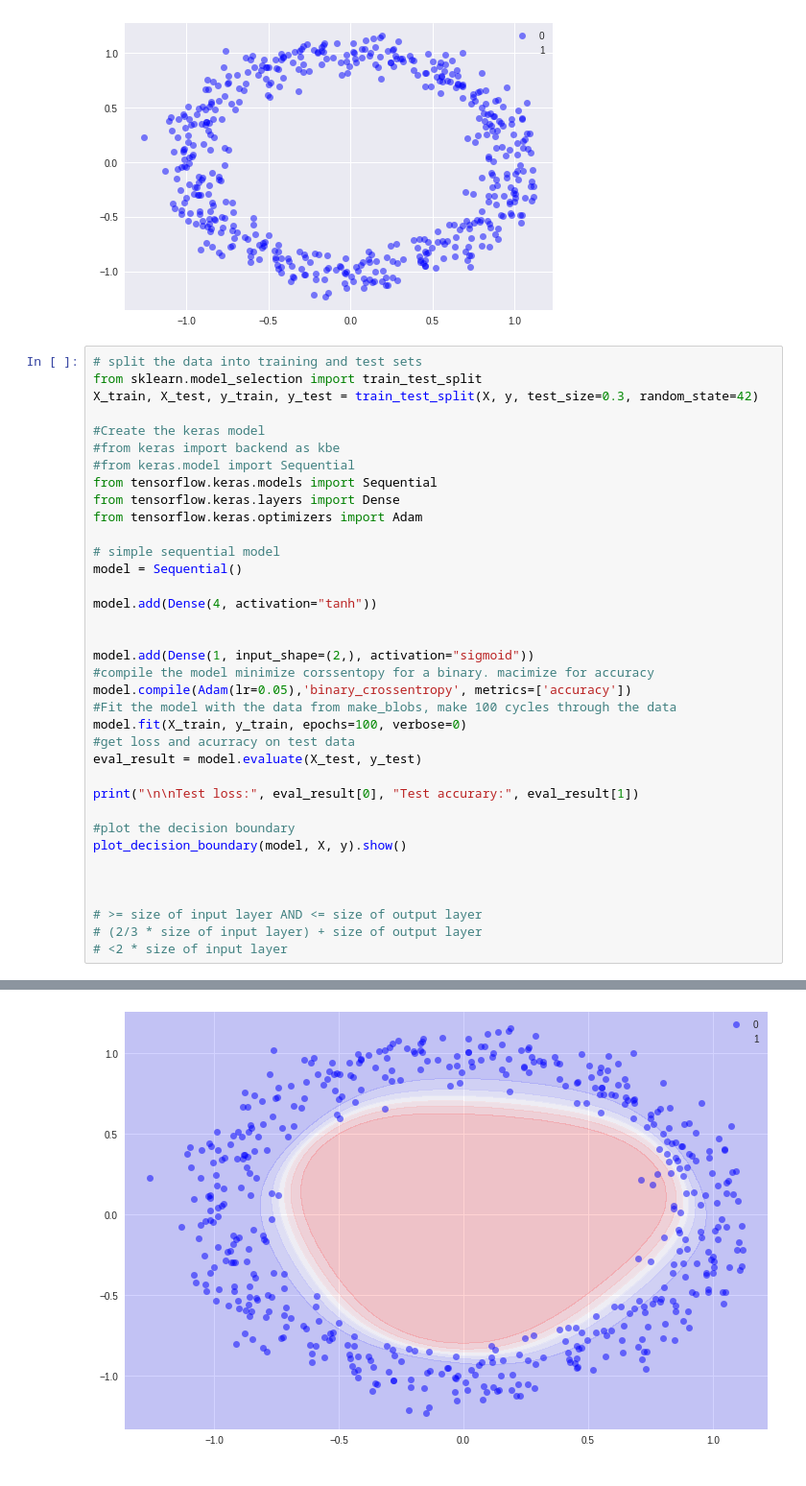
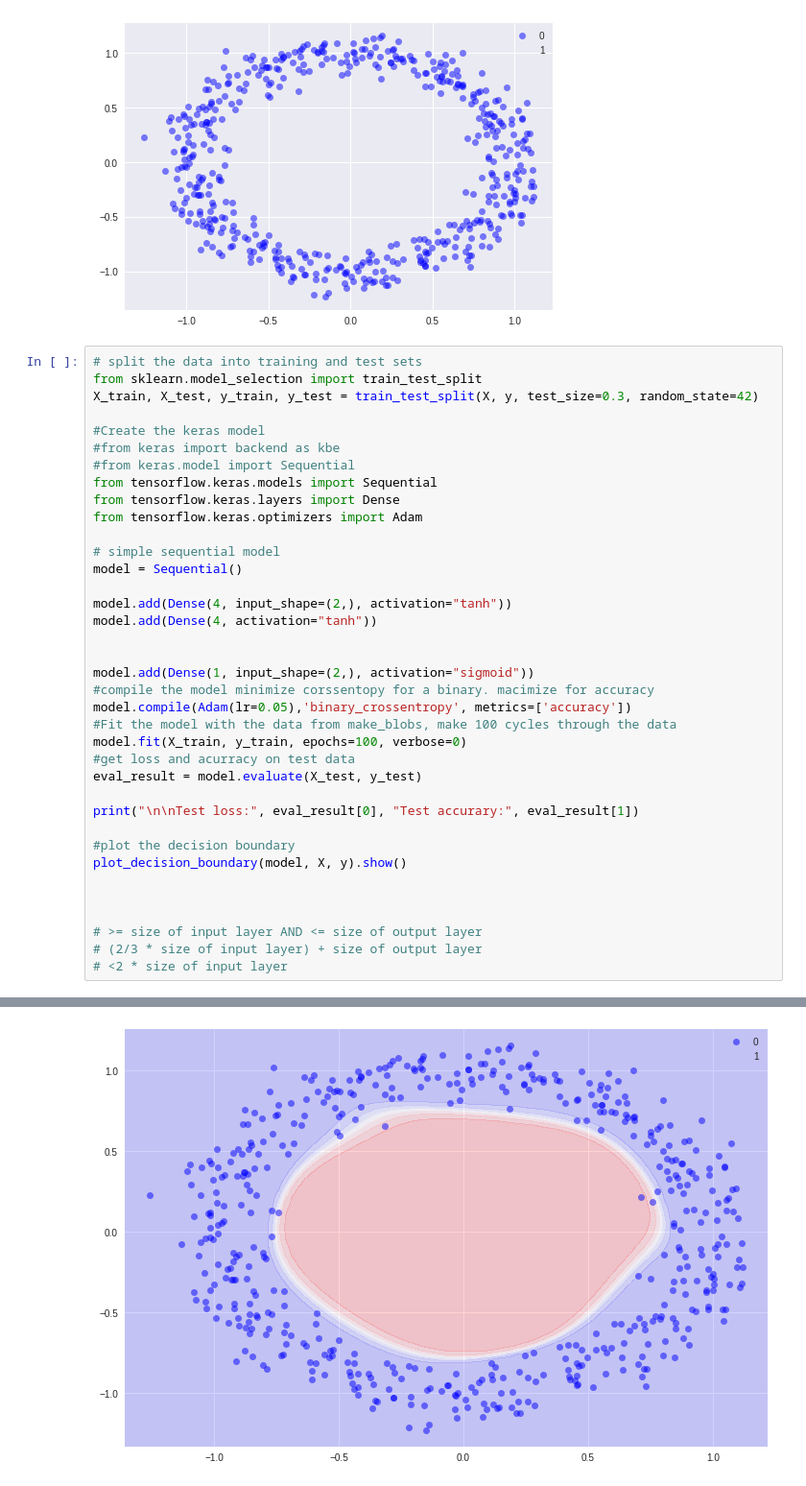
Before and after one commit to Ater97/DeepLearningKeras, a Jupyter notebook: Make_Circles.ipynb, the cells around one changed output, grey strips where cells are left out. Shown at 96% size. Cells and saved outputs as stored; diff of their text form.

```diff
--- a/Make_Circles.ipynb
+++ b/Make_Circles.ipynb
@@ -65,6 +65,7 @@ from tensorflow.keras.optimizers import Adam
 # simple sequential model
 model = Sequential()
 
+model.add(Dense(4, input_shape=(2,), activation="tanh"))
 model.add(Dense(4, activation="tanh"))
 
 
@@ -107 +95 @@ Test loss: 0.17242138187090555 Test accurary: 0.93333334
-[figure, old version]
+[figure, new version]
```
Also changed, not shown: parts of 1 cell of this notebook.
